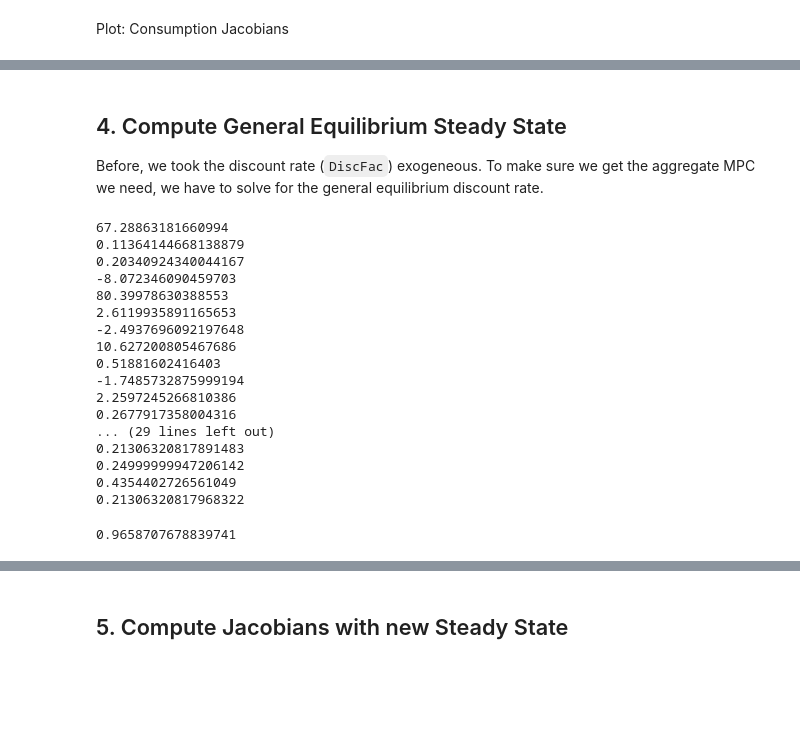
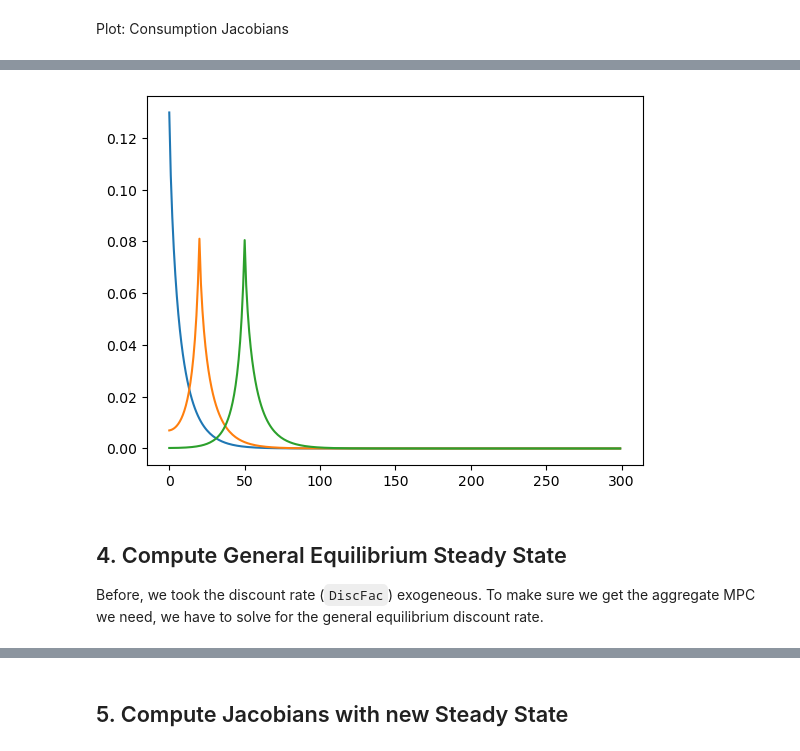
Before and after one commit to AMonninger/REMARK-ECB, a Jupyter notebook: code/python/IndShockConsumerType_HANK.ipynb, the cells around one changed output, grey strips where cells are left out. Drawn from its saved outputs; the diff is of its cells as text; code cells hidden in the pictures; blank space fills up the shorter version.

```diff
--- a/code/python/IndShockConsumerType_HANK.ipynb
+++ b/code/python/IndShockConsumerType_HANK.ipynb
@@ -179,54 +181,48 @@ Plot: Consumption Jacobians
 # %%
-# plt.plot(CJACN.T[0])
-# plt.plot(CJACN.T[20])
-# plt.plot(CJACN.T[50])
-# plt.show()
+plt.plot(CJACN.T[0])
+plt.plot(CJACN.T[20])
+plt.plot(CJACN.T[50])
+plt.show()
+# %% [output]
+[figure, added]
 # %% [markdown]
 ## 4. Compute General Equilibrium Steady State
 Before, we took the discount rate (`DiscFac`) exogeneous. To make sure we get the aggregate MPC we need, we have to solve for the general equilibrium discount rate.
 # %%
-## TARGETING BOTH B_SS AND MPC
-# I think we need two targets: 1. MPC = MPC target and 2. Asset target
+## TARGETING MPC To GET Beta and steady state assets (takes much longer)
 
-def ss_func(beta):
-    Agent.DiscFac = beta
-    B_ss = Agent.compute_steady_state()[0]
-    T_ss = fiscal_ss(B_ss,r_ss,G_ss)
-    Agent.T_ss = T_ss
-    Agent.update_income_process
-    Agent.compute_steady_state()
-    MPC_ss = Agent.calc_jacobian('labor', T)[0][0][0]
-    print(MPC_ss)
-    print(B_ss)
-    print(T_ss)
+# def ss_func(beta):
+#     # Get assets with corresponding beta.
+#     Dict['DiscFac'] = beta
+#     Agent_func = IndShockConsumerType(**Dict, verbose = False)
+#     B_ss = Agent_func.compute_steady_state()[0]
+#     T_ss = fiscal_ss(B_ss,r_ss,G_ss)
+#     labor = np.max(Y_ss - T_ss, 0)
+#     Dict['labor'] = [labor]
+#     # Get MPCs with corresponding beta and assets/taxes
+#     Agent_func2 = IndShockConsumerType(**Dict, verbose = False)
+#     Agent_func2.compute_steady_state()
+#     MPC_ss = Agent_func2.calc_jacobian('labor', T)[0][0][0]
 
-    return MPC_ss, T_ss
+# #     Agent.DiscFac = beta
+# #     B_ss = Agent.compute_steady_state()[0]
+# #     T_ss = fiscal_ss(B_ss,r_ss,G_ss)
+# #     Agent.T_ss = T_ss
+# #     Agent.update_income_process
+# #     Agent.compute_steady_state()
+# #     MPC_ss = Agent.calc_jacobian('labor', T)[0][0][0]
+#     print(MPC_ss)
+#     print(B_ss)
+#     print(T_ss)
+
+#     return MPC_ss, T_ss
 
 
-def ss_dif(beta):
+# def ss_dif(beta):
 
-    return ss_func(beta)[0] - MPC_target
+#     return ss_func(beta)[0] - MPC_target
 
-MPC_target = 0.25
-DiscFac = optimize.brentq(ss_dif,.9,.99) #.75,.99)
-DiscFac
+# MPC_target = 0.25
+# DiscFac = optimize.brentq(ss_dif,.9,.99) #.75,.99)
+# DiscFac
-# %% [output]
-67.28863181660994
-0.11364144668138879
-0.20340924340044167
--8.072346090459703
-80.39978630388553
-2.6119935891165653
--2.4937696092197648
-10.627200805467686
-0.51881602416403
--1.7485732875999194
-2.2597245266810386
-0.2677917358004316
-... (29 lines left out)
-0.21306320817891483
-0.24999999947206142
-0.4354402726561049
-0.21306320817968322
-0.9658707678839741
 # %%
```
Also changed, not shown: parts of 40 cells of this notebook, 7 other files.
